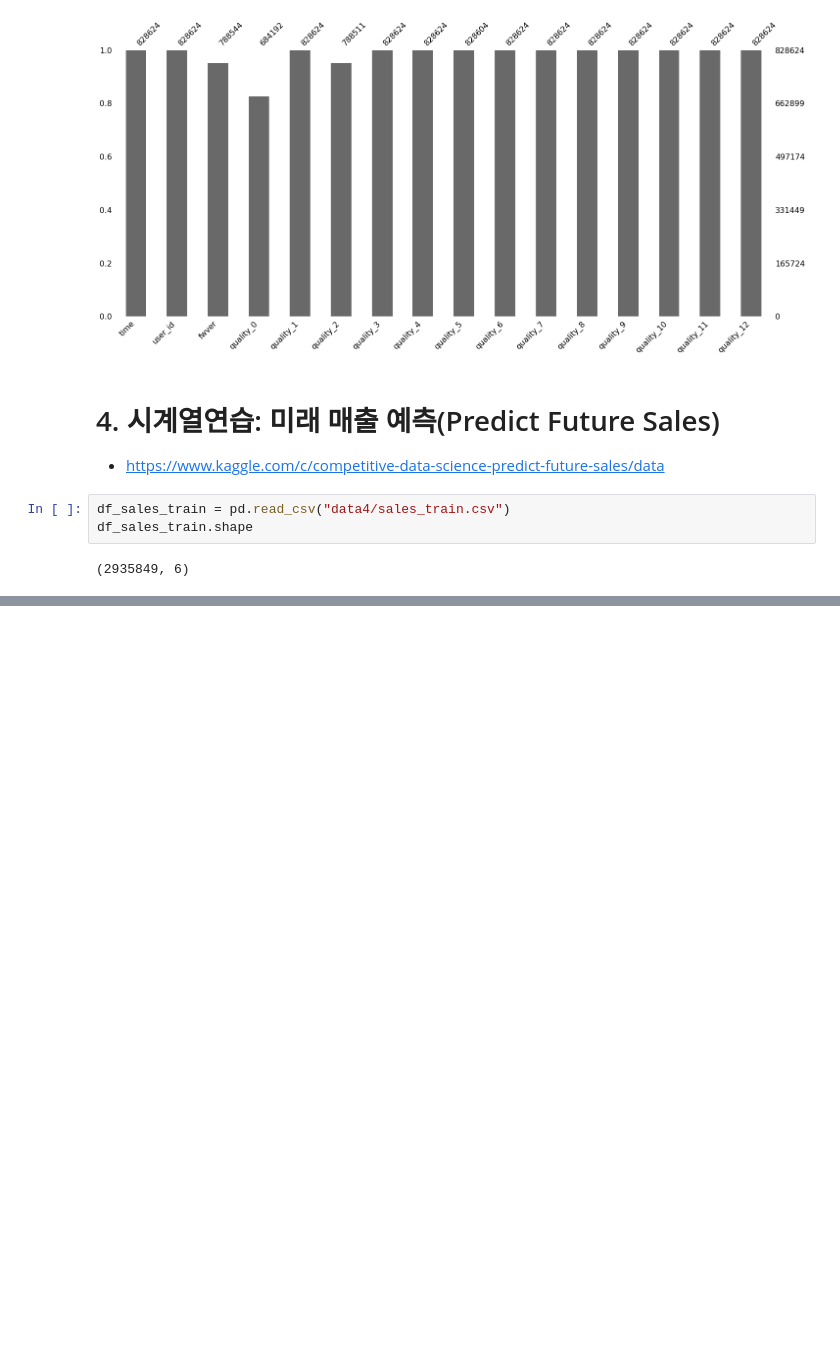
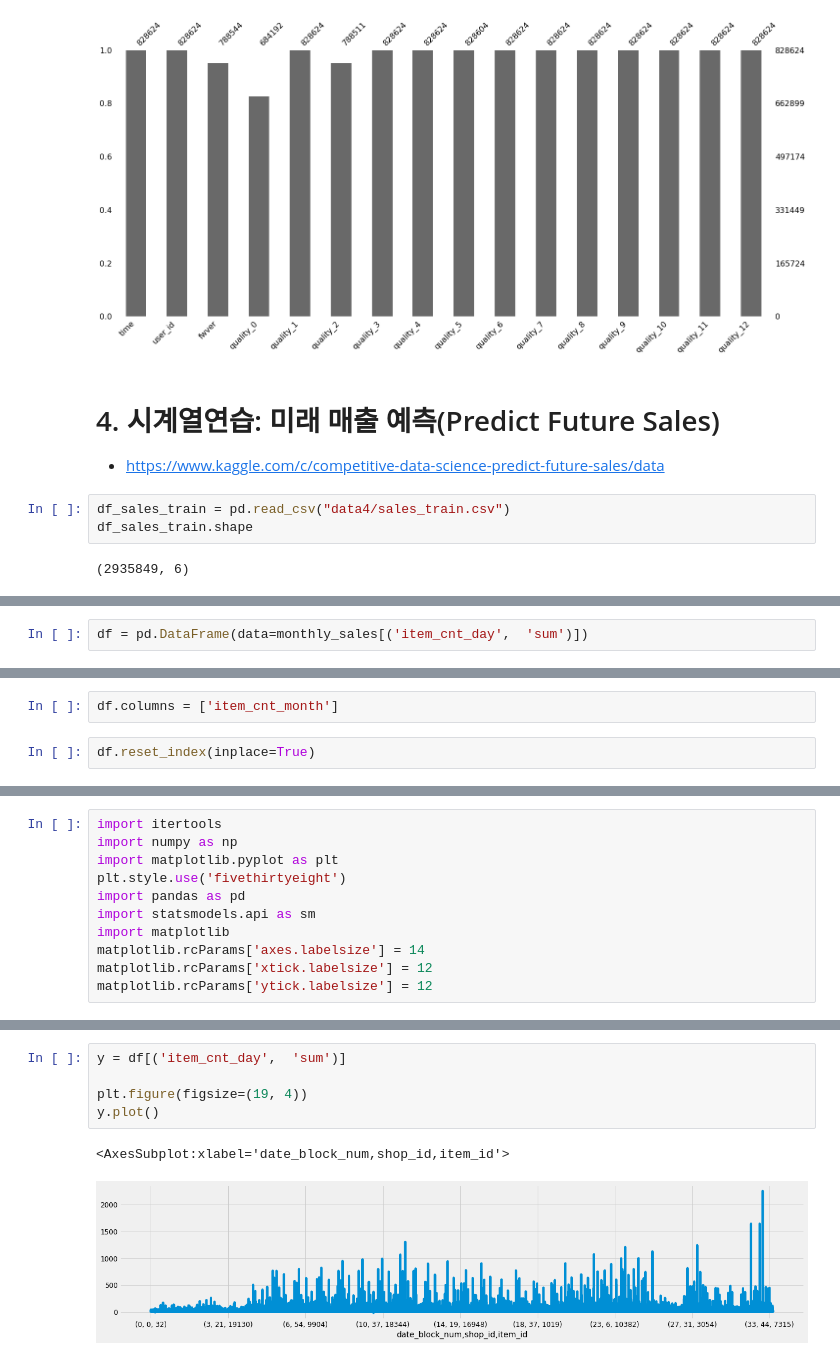
Before and after one commit to johanjun/fc_lgelectronics, a Jupyter notebook: ml project data.ipynb, the cells around one changed output, grey strips where cells are left out. Saved outputs shown, nothing was run; the diff lists cells and outputs as text; blank space fills up the shorter version.

```diff
--- a/ml project data.ipynb
+++ b/ml project data.ipynb
@@ -213,0 +403,2 @@ msno.bar(df_sales_train)
+# %%
+df = pd.DataFrame(data=monthly_sales[('item_cnt_day',  'sum')])
@@ -213,0 +416,4 @@ msno.bar(df_sales_train)
+# %%
+df.columns = ['item_cnt_month']
+# %%
+df.reset_index(inplace=True)
@@ -213,0 +429,11 @@ msno.bar(df_sales_train)
+# %%
+import itertools
+import numpy as np
+import matplotlib.pyplot as plt
+plt.style.use('fivethirtyeight')
+import pandas as pd
+import statsmodels.api as sm
+import matplotlib
+matplotlib.rcParams['axes.labelsize'] = 14
+matplotlib.rcParams['xtick.labelsize'] = 12
+matplotlib.rcParams['ytick.labelsize'] = 12
@@ -213,0 +451,8 @@ msno.bar(df_sales_train)
+# %%
+y = df[('item_cnt_day',  'sum')]
+
+plt.figure(figsize=(19, 4))
+y.plot()
+# %% [output]
+<AxesSubplot:xlabel='date_block_num,shop_id,item_id'>
+[figure, added]
```
Also changed, not shown: parts of 40 cells of this notebook.
